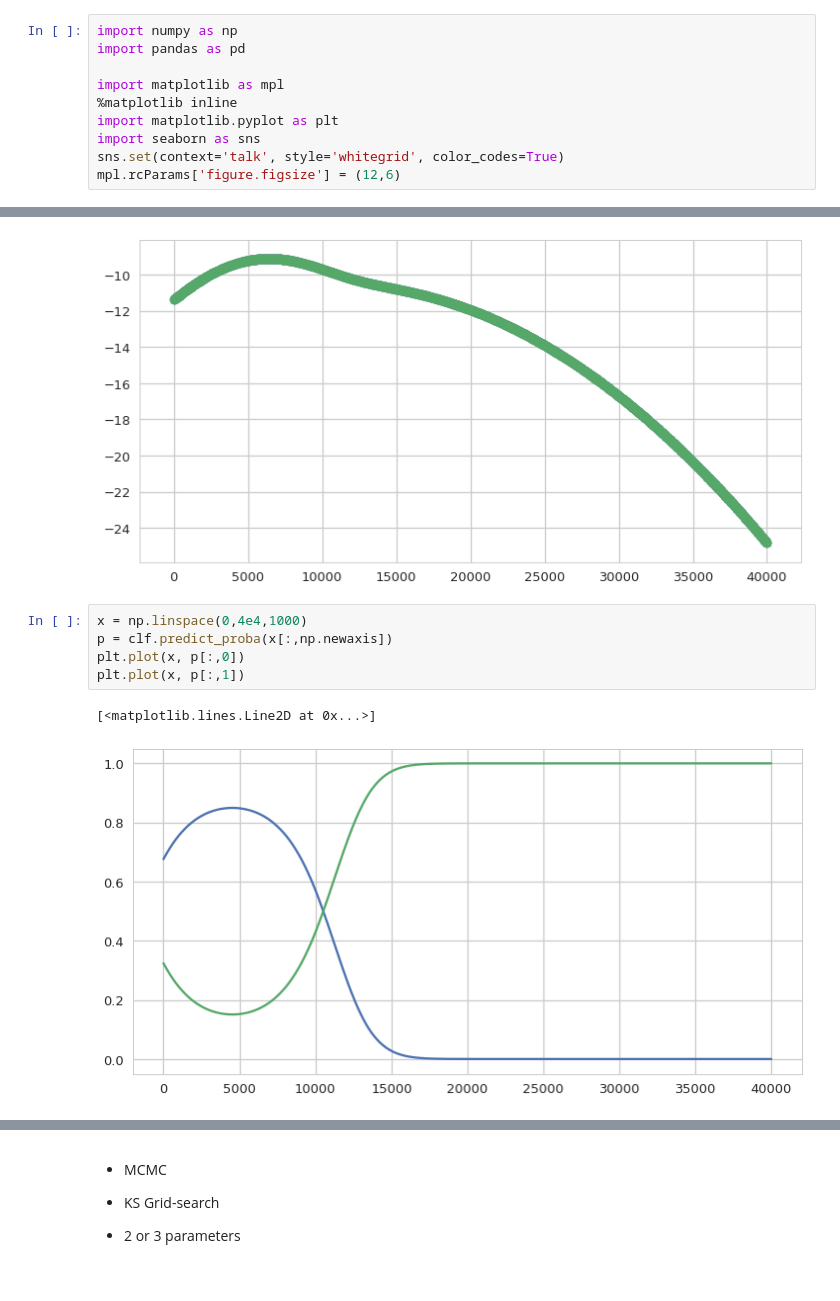
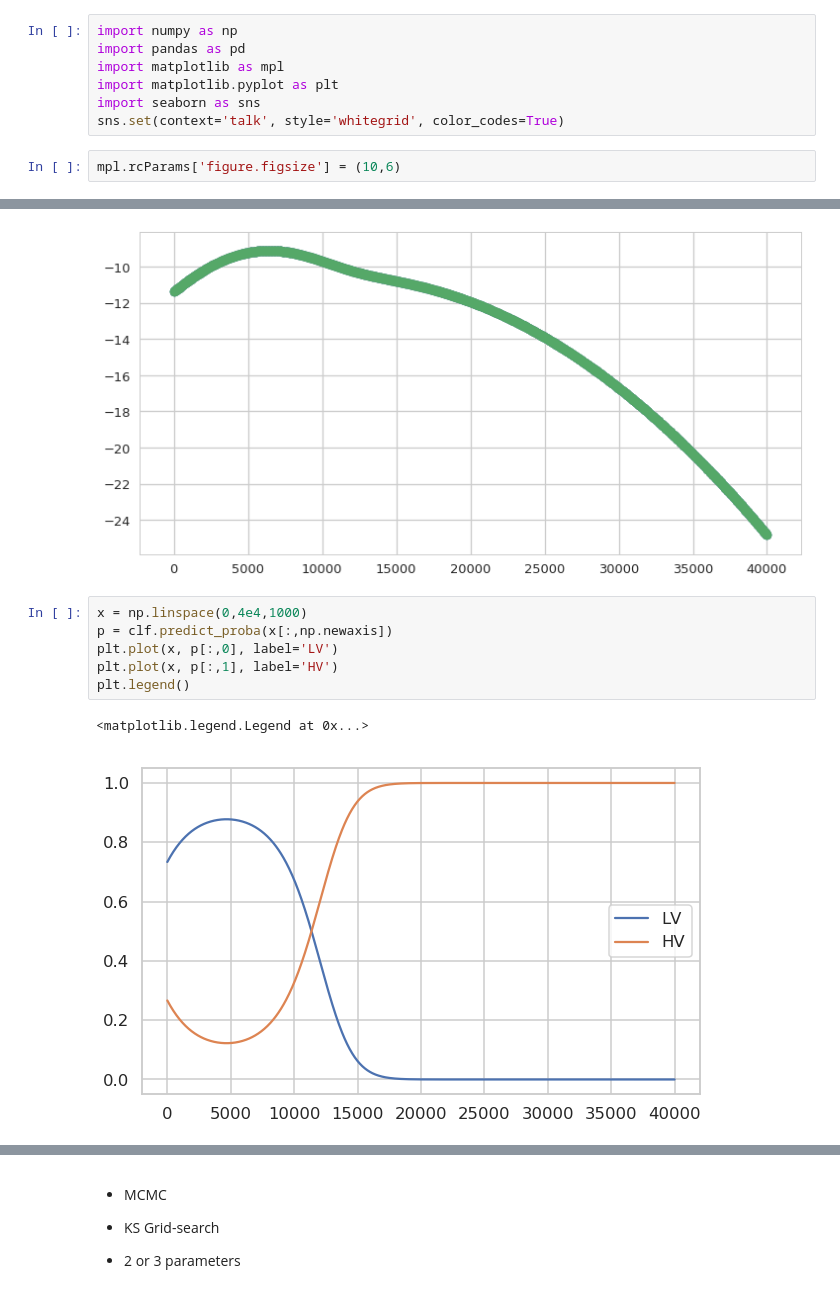
Before and after one commit to ketozhang/ejecta-velocities-of-type-Ia-supernovae, a Jupyter notebook: project.ipynb, the cells around one changed output, grey strips where cells are left out. Drawn from its saved outputs; the diff is of its cells as text.

```diff
--- a/project.ipynb
+++ b/project.ipynb
@@ -1,13 +1,12 @@
 # %%
 import numpy as np
 import pandas as pd
-
 import matplotlib as mpl
-%matplotlib inline
 import matplotlib.pyplot as plt
 import seaborn as sns
 sns.set(context='talk', style='whitegrid', color_codes=True)
-mpl.rcParams['figure.figsize'] = (12,6)
+# %%
+mpl.rcParams['figure.figsize'] = (10,6)
 # %%
 def import_sn_data(fpath='sn_data.txt'):
     df = pd.read_csv(fpath, sep='\s+', index_col=0, na_values=['...', 'NaN'])
@@ -95,11 +97,12 @@ plt.scatter(x, clf.score_samples(x[:,np.newaxis]))
 # %%
 x = np.linspace(0,4e4,1000)
 p = clf.predict_proba(x[:,np.newaxis])
-plt.plot(x, p[:,0])
-plt.plot(x, p[:,1])
+plt.plot(x, p[:,0], label='LV')
+plt.plot(x, p[:,1], label='HV')
+plt.legend()
 # %% [output]
-[<matplotlib.lines.Line2D at 0x...>]
+<matplotlib.legend.Legend at 0x...>
-[figure, old version]
+[figure, new version]
 # %%
 labels = clf.predict(sn_data['v_siII'][:,np.newaxis])
 hv = sn_data['v_siII'].values[labels==1]
```
Also changed, not shown: parts of 6 cells of this notebook, 3 other files.
